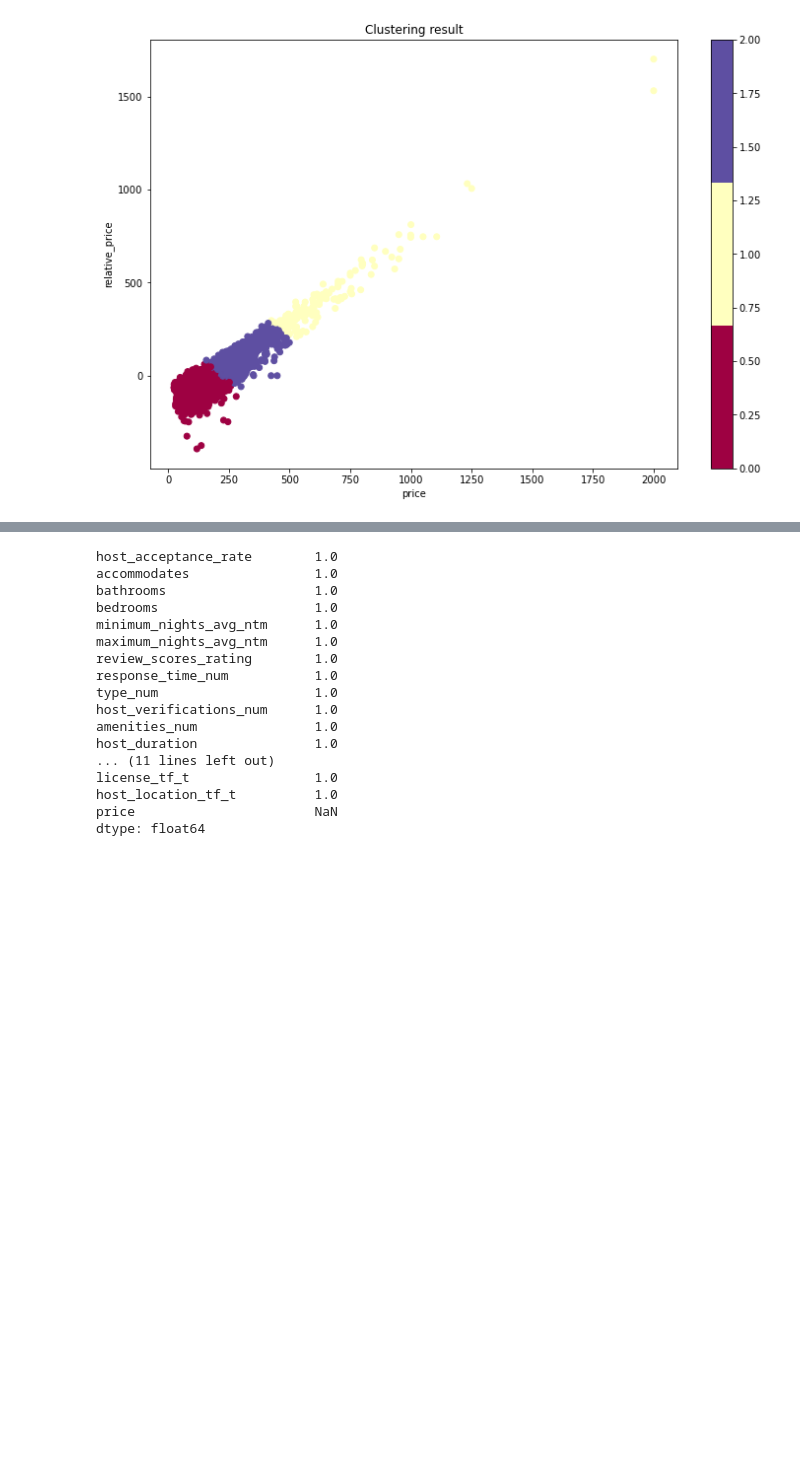
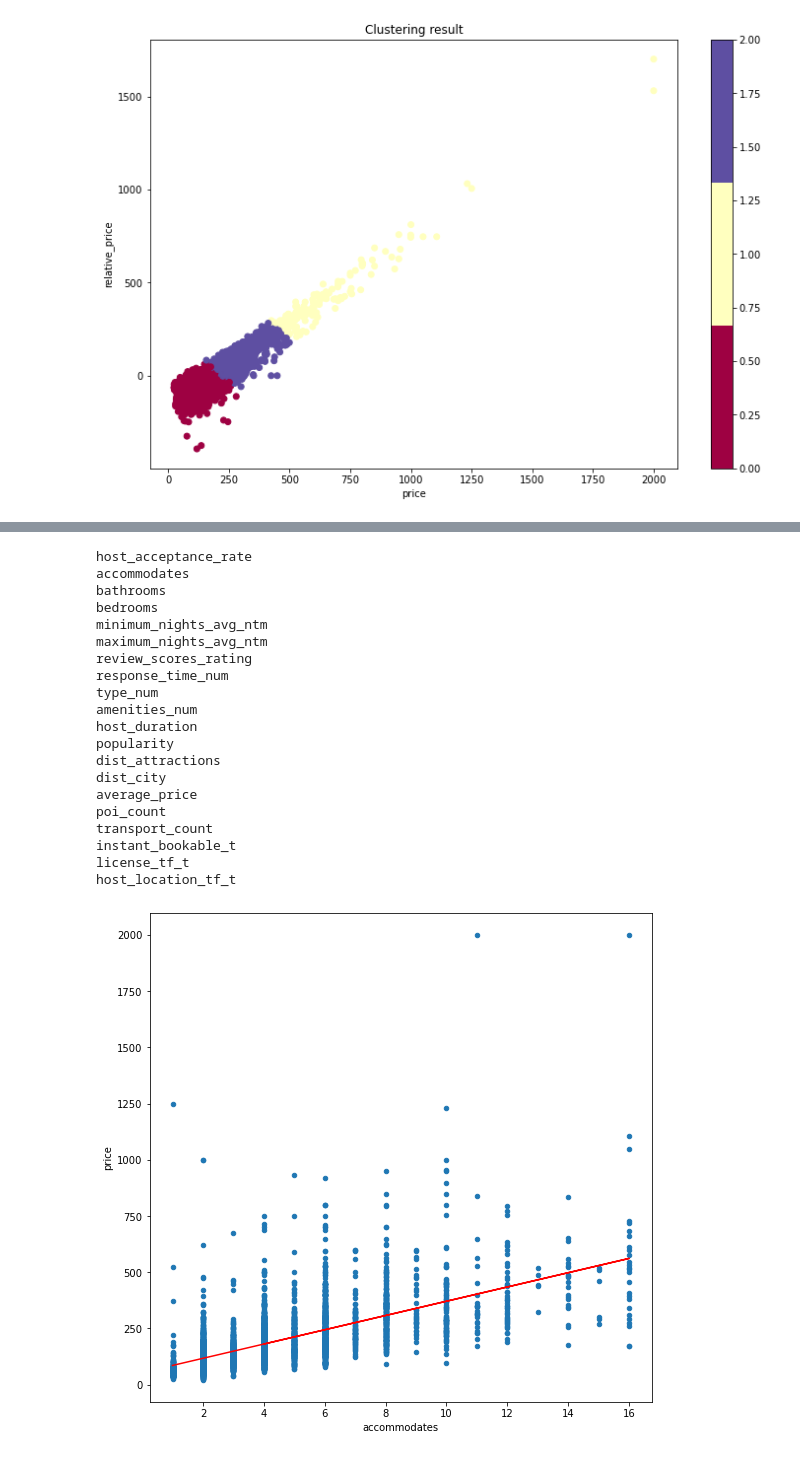
Before and after one commit to XianlaiYin/CASA0007, a Jupyter notebook: Group/Spatial.ipynb, the cells around one changed output, grey strips where cells are left out. Cells and saved outputs as stored; diff of their text form; code cells hidden in the pictures; blank space fills up the shorter version.

```diff
--- a/Group/Spatial.ipynb
+++ b/Group/Spatial.ipynb
@@ -411,6 +409,7 @@ plt.xticks(range(seattle_VIF.shape[1]), seattle_VIF.columns, fontsize=14, rotati
 plt.yticks(range(seattle_VIF.shape[1]), seattle_VIF.columns, fontsize=14)
 cb = plt.colorbar()
 cb.ax.tick_params(labelsize=14)
+seattle_VIF.corr()
 # %% [output]
 Index(['host_acceptance_rate', 'accommodates', 'bathrooms', 'bedrooms',
        'price', 'minimum_nights_avg_ntm', 'maximum_nights_avg_ntm',
@@ -464,23 +481,43 @@ Notes:
 [1] Standard Errors assume that the covariance matrix of the errors is correctly specified.
 [2] The condition number is large, 1.77e+05. This might indicate that there are
 strong multicollinearity or other numerical problems.
-# %%
-seattle_VIF.drop('price', axis=1).corrwith(seattle_VIF)
-# %% [output]
-host_acceptance_rate        1.0
-accommodates                1.0
-bathrooms                   1.0
-bedrooms                    1.0
-minimum_nights_avg_ntm      1.0
-maximum_nights_avg_ntm      1.0
-review_scores_rating        1.0
-response_time_num           1.0
-type_num                    1.0
-host_verifications_num      1.0
-amenities_num               1.0
-host_duration               1.0
-... (11 lines left out)
-license_tf_t                1.0
-host_location_tf_t          1.0
-price                       NaN
-dtype: float64
+# %%
+#输出影响显著且解释度>5%的一元线性回归图和影响显著的值
+def rm(indep):
+    rm = sm.OLS(endog = seattle_VIF_all[['price']], exog = sm.add_constant(VIF_price[indep])).fit()
+    beta_0, beta_1 = rm.params
+    rsq    = rm.rsquared
+    pval_0, pval_1 = rm.pvalues
+    if rsq > 0.05 and pval_1 < 0.05:
+        fig, ax = plt.subplots()
+        seattle_VIF_all.plot(kind='scatter', x=indep, y='price', figsize=(9, 9), ax = ax)
+        X = seattle_VIF_all.eval(indep)
+        b = plt.plot(X, X*beta_1 + beta_0, 'r')
+    if pval_1 < 0.05:
+        print(indep)
+
+indepdent = VIF_price.columns
+for i in range(len(indepdent)):
+    rm(indep = indepdent[i])
+# %% [output]
+host_acceptance_rate
+accommodates
+bathrooms
+bedrooms
+minimum_nights_avg_ntm
+maximum_nights_avg_ntm
+review_scores_rating
+response_time_num
+type_num
+amenities_num
+host_duration
+popularity
+dist_attractions
+dist_city
+average_price
+poi_count
+transport_count
+instant_bookable_t
+license_tf_t
+host_location_tf_t
+[figure, added]
```
Also changed, not shown: parts of 5 cells of this notebook, 30 other files.
